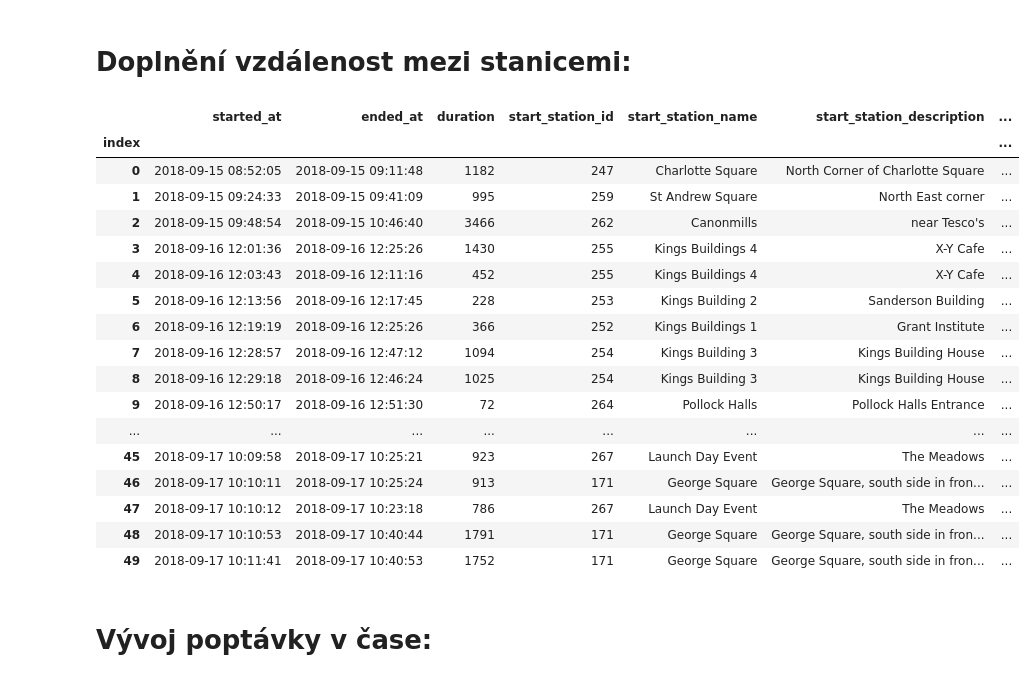
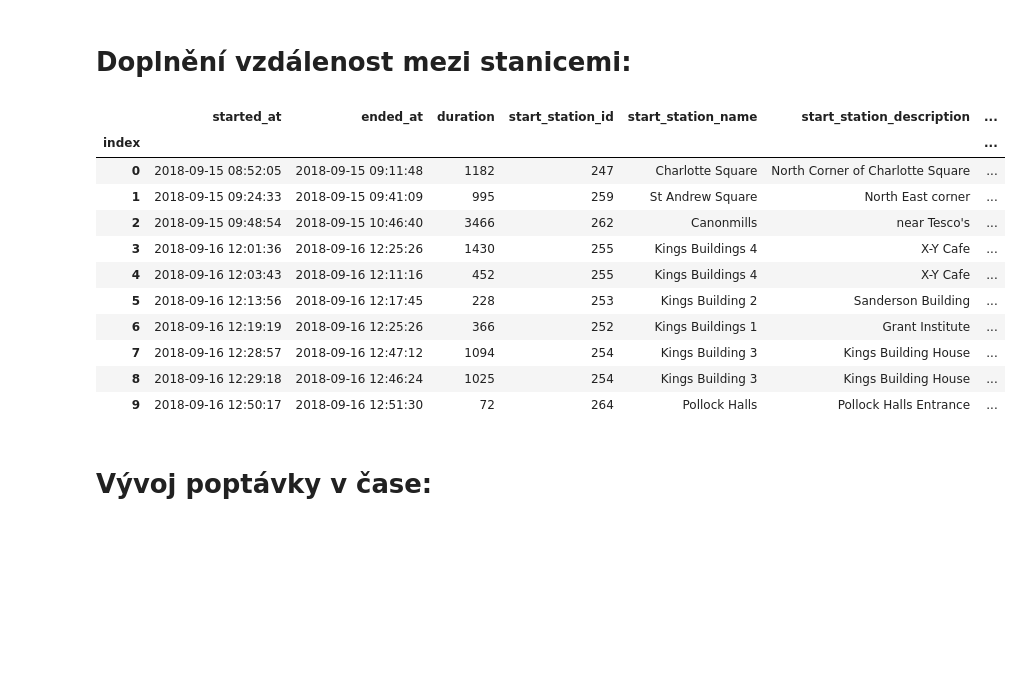
Before and after one commit to ondrejknopp/Engeto_Pandas_project, a Jupyter notebook: Engeto_Pandas_project_Knopp.ipynb, the cells around one changed output. Drawn from its saved outputs; the diff is of its cells as text; code cells hidden in the pictures; blank space fills up the shorter version.

```diff
--- a/Engeto_Pandas_project_Knopp.ipynb
+++ b/Engeto_Pandas_project_Knopp.ipynb
@@ -56,40 +50,34 @@ bikes_df.sort_values('start_station_id', ascending = True).head(20)
         lon1, lat1, lon2, lat2 = map(np.radians, [lon1, lat1, lon2, lat2])
 
         newlon = lon2 - lon1
         newlat = lat2 - lat1
 
         haver_formula = np.sin(newlat/2.0)**2 + np.cos(lat1) * np.cos(lat2) * np.sin(newlon/2.0)**2
 
         dist = 2 * np.arcsin(np.sqrt(haver_formula ))
         km = 6367 * dist
         return km
 
     bikes_df["started_at"] = pd.to_datetime(bikes_df["started_at"])
     bikes_df['stations_distance_km'] = haversine_vectorize(bikes_df['start_station_longitude'],bikes_df['start_station_latitude'],bikes_df['end_station_longitude'],bikes_df['end_station_latitude'])
     bikes_df['date'] = bikes_df['started_at'].dt.date
 
 
 
-    bikes_df.head(50)
+    bikes_df.head(10)
 # %% [output]
 |  | started_at | ended_at | duration | start_station_id | start_station_name | start_station_description | ... |
 | index |  |  |  |  |  |  | ... |
 | 0 | 2018-09-15 08:52:05 | 2018-09-15 09:11:48 | 1182 | 247 | Charlotte Square | North Corner of Charlotte Square | ... |
 | 1 | 2018-09-15 09:24:33 | 2018-09-15 09:41:09 | 995 | 259 | St Andrew Square | North East corner | ... |
 | 2 | 2018-09-15 09:48:54 | 2018-09-15 10:46:40 | 3466 | 262 | Canonmills | near Tesco's | ... |
 | 3 | 2018-09-16 12:01:36 | 2018-09-16 12:25:26 | 1430 | 255 | Kings Buildings 4 | X-Y Cafe | ... |
 | 4 | 2018-09-16 12:03:43 | 2018-09-16 12:11:16 | 452 | 255 | Kings Buildings 4 | X-Y Cafe | ... |
 | 5 | 2018-09-16 12:13:56 | 2018-09-16 12:17:45 | 228 | 253 | Kings Building 2 | Sanderson Building | ... |
 | 6 | 2018-09-16 12:19:19 | 2018-09-16 12:25:26 | 366 | 252 | Kings Buildings 1 | Grant Institute | ... |
 | 7 | 2018-09-16 12:28:57 | 2018-09-16 12:47:12 | 1094 | 254 | Kings Building 3 | Kings Building House | ... |
 | 8 | 2018-09-16 12:29:18 | 2018-09-16 12:46:24 | 1025 | 254 | Kings Building 3 | Kings Building House | ... |
 | 9 | 2018-09-16 12:50:17 | 2018-09-16 12:51:30 | 72 | 264 | Pollock Halls | Pollock Halls Entrance | ... |
-| ... | ... | ... | ... | ... | ... | ... | ... |
-| 45 | 2018-09-17 10:09:58 | 2018-09-17 10:25:21 | 923 | 267 | Launch Day Event | The Meadows | ... |
-| 46 | 2018-09-17 10:10:11 | 2018-09-17 10:25:24 | 913 | 171 | George Square | George Square, south side in fron... | ... |
-| 47 | 2018-09-17 10:10:12 | 2018-09-17 10:23:18 | 786 | 267 | Launch Day Event | The Meadows | ... |
-| 48 | 2018-09-17 10:10:53 | 2018-09-17 10:40:44 | 1791 | 171 | George Square | George Square, south side in fron... | ... |
-| 49 | 2018-09-17 10:11:41 | 2018-09-17 10:40:53 | 1752 | 171 | George Square | George Square, south side in fron... | ... |
 # %% [markdown]
 # Vývoj poptávky v čase:
 # %%
```
Also changed, not shown: parts of 1 cell of this notebook.
